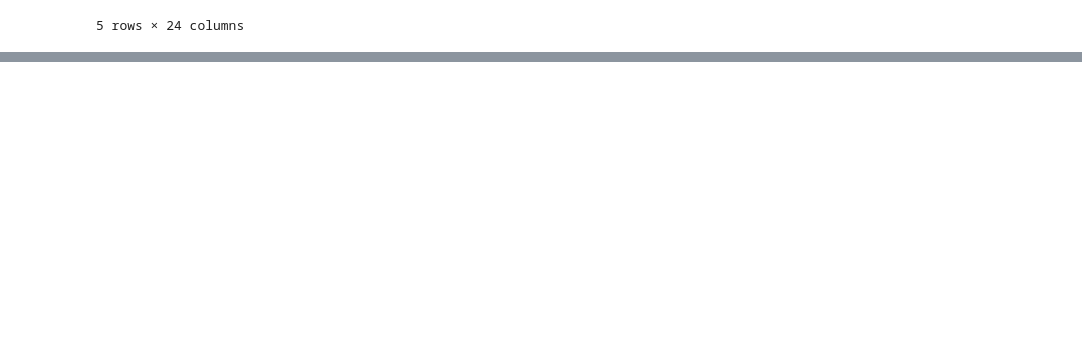
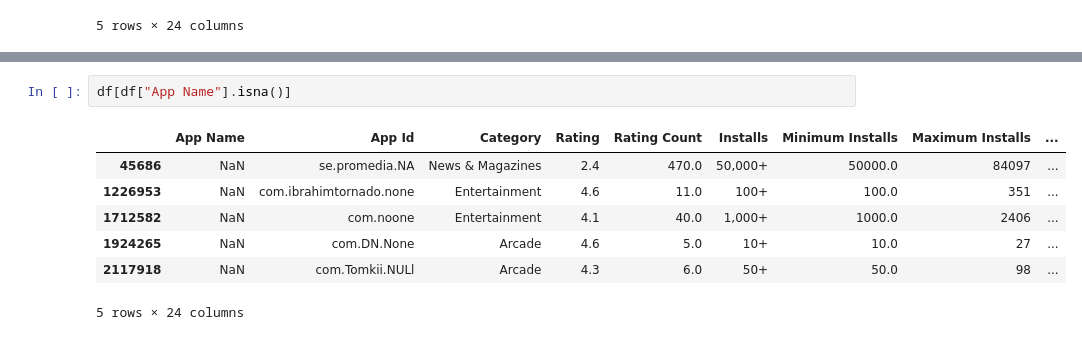
Before and after one commit to Sai-Preetham007/AI-ML, a Jupyter notebook: 2. Data Handling/EDA.ipynb, the cells around one changed output, grey strips where cells are left out. Saved outputs shown, nothing was run; the diff lists cells and outputs as text; blank space fills up the shorter version.

```diff
--- a/2. Data Handling/EDA.ipynb
+++ b/2. Data Handling/EDA.ipynb
@@ -14,0 +89,10 @@ display(google_play_store_df.head())
+# %%
+df[df["App Name"].isna()]
+# %% [output]
+|  | App Name | App Id | Category | Rating | Rating Count | Installs | Minimum Installs | Maximum Installs | ... |
+| 45686 | NaN | se.promedia.NA | News & Magazines | 2.4 | 470.0 | 50,000+ | 50000.0 | 84097 | ... |
+| 1226953 | NaN | com.ibrahimtornado.none | Entertainment | 4.6 | 11.0 | 100+ | 100.0 | 351 | ... |
+| 1712582 | NaN | com.noone | Entertainment | 4.1 | 40.0 | 1,000+ | 1000.0 | 2406 | ... |
+| 1924265 | NaN | com.DN.None | Arcade | 4.6 | 5.0 | 10+ | 10.0 | 27 | ... |
+| 2117918 | NaN | com.Tomkii.NULl | Arcade | 4.3 | 6.0 | 50+ | 50.0 | 98 | ... |
+5 rows × 24 columns
```
Also changed, not shown: parts of 17 cells of this notebook, 2 other files.
